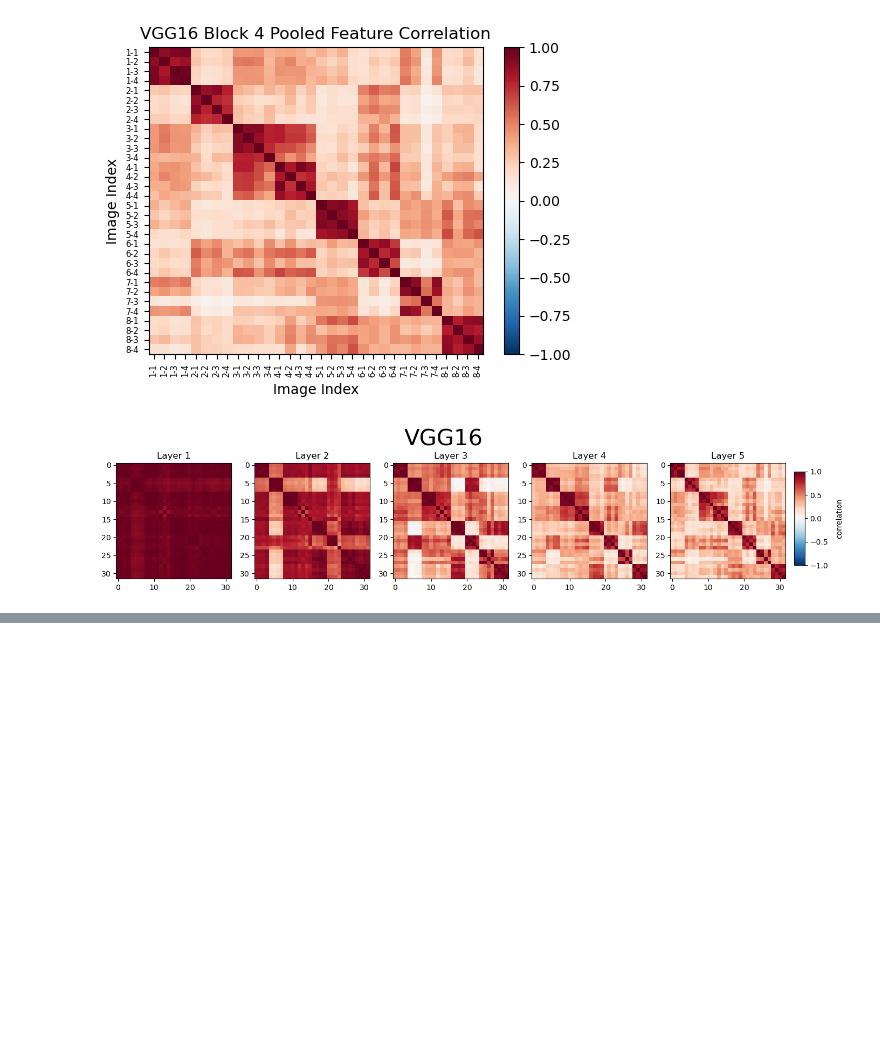
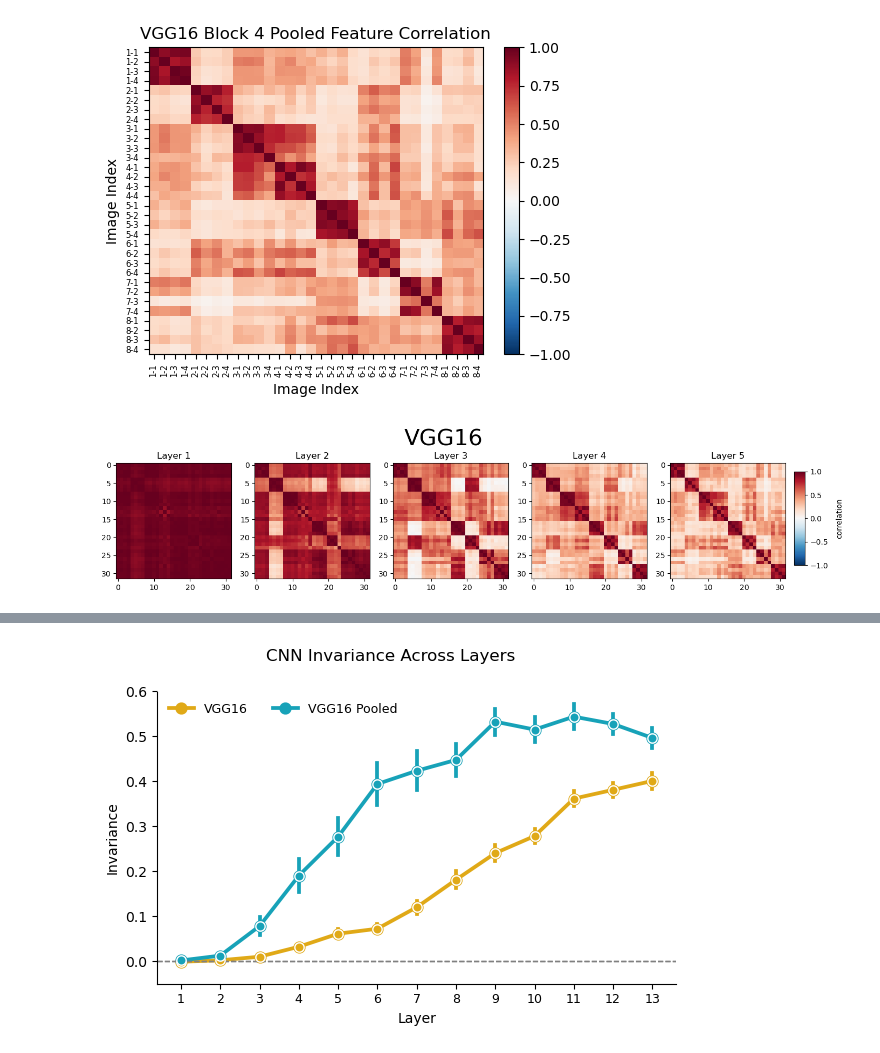
Before and after one commit to dufengtong/visual-invariance-analysis, a Jupyter notebook: notebooks/models_VGG16.ipynb, the cells around one changed output, grey strips where cells are left out. Drawn from its saved outputs; the diff is of its cells as text; code cells hidden in the pictures; blank space fills up the shorter version.

```diff
--- a/notebooks/models_VGG16.ipynb
+++ b/notebooks/models_VGG16.ipynb
@@ -192,0 +259,57 @@ plt.show()
+# %%
+import sys
+sys.path.append("../utils")
+import util
+
+vgg_rep_mat = util.compute_model_rep_mtx(features_obj)
+vgg_invar_pair = util.compute_pair_inv_model(vgg_rep_mat)
+
+pooled_vgg_rep_mat = util.compute_model_rep_mtx(pooled_features_obj)
+pooled_vgg_invar_pair = util.compute_pair_inv_model(pooled_vgg_rep_mat)
+# %%
+# Define models and their properties
+import matplotlib.pyplot as plt
+import seaborn as sns
+
+models = [
+    {'data': vgg_invar_pair, 'color': '#e0a917', 'label': 'VGG16'},
+    {'data': pooled_vgg_invar_pair, 'color': '#17a2b8', 'label': 'VGG16 Pooled'},
+]
+
+
+fig, ax = plt.subplots(figsize=(6, 4))
+for model in models:
+    points = sns.pointplot(
+        x="layer", y="pair_invariance",
+        data=model['data'],
+        color=model['color'],
+        dodge=0,
+        errorbar='se', linestyles='-', ax=ax,
+        label=model['label']
+    )
+    xvals = np.arange(model['data']['layer'].nunique())
+    means = model['data'].groupby('layer')['pair_invariance'].mean().values
+    ax.scatter(
+        xvals, means,
+        color=model['color'], edgecolor='white', s=45, zorder=3
+    )
+
+ax.axhline(0, color='gray', lw=1, linestyle='--')
+ax.set_xlabel("")
+ax.set_ylabel("Invariance")
+ax.set_xlabel("Layer")
+ax.set_ylim(-0.05, 0.6)
+ax.spines["top"].set_visible(False)
+ax.spines["right"].set_visible(False)
+ax.legend(frameon=False, ncol=3, fontsize=9)
+
+ax.axhline(0, color='gray', lw=1, linestyle='--')
+ax.set_xticks(np.arange(model['data']['layer'].nunique()))
+ax.set_xticklabels([f"{i+1}" for i in range(model['data']['layer'].nunique())], rotation=0, fontsize=9)
+ax.set_xlabel("Layer")
+plt.suptitle("CNN Invariance Across Layers")
+plt.tight_layout()
+# plt.savefig("../figures/cnn_invariance.png", dpi=300, bbox_inches='tight')
+plt.show()
+# %% [output]
+[figure, added]
```
Also changed, not shown: parts of 5 cells of this notebook, 13 other files.
